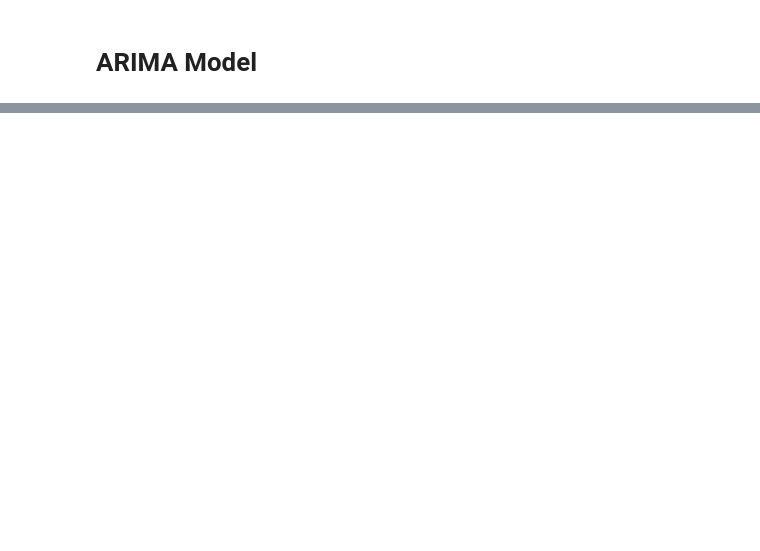
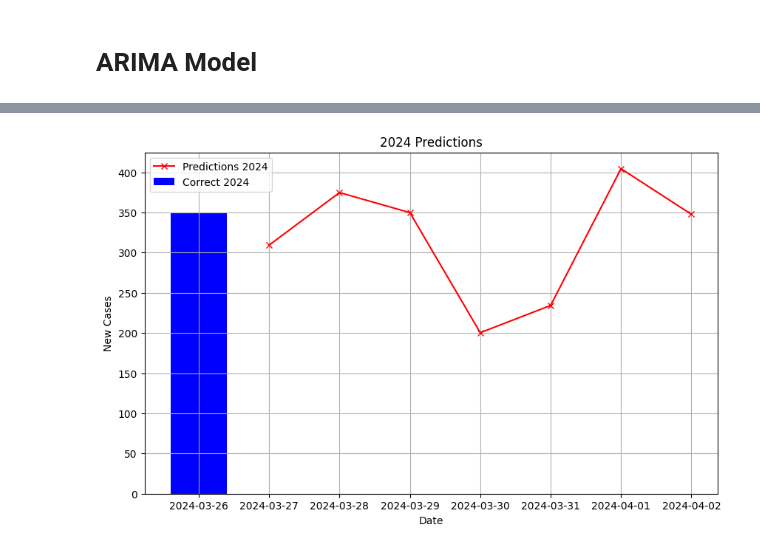
Before and after one commit to janiceyohana/sds-term6-cpf, a Jupyter notebook: New_Cases_Prediction.ipynb, the cells around one changed output, grey strips where cells are left out. Drawn from its saved outputs; the diff is of its cells as text; code cells hidden in the pictures; blank space fills up the shorter version.

```diff
--- a/New_Cases_Prediction.ipynb
+++ b/New_Cases_Prediction.ipynb
@@ -77,0 +264,6 @@ plt.show()
+# %%
+df_2022_2024_testing = df_combined.copy()
+df_2022_2024_testing = df_2022_2024_testing[-90:]
+
+# df_2022_2024_testing.set_index('Date', inplace=False)
+df_2022_2024_testing
@@ -77,0 +394,15 @@ plt.show()
+# %%
+from datetime import timedelta
+
+# turn dataframe back into date index
+today_date = pd.to_datetime('2024-03-26')
+
+# 90 days prior
+start_historical_date = today_date - timedelta(days=89)
+# date range for 90 days
+historical_date_range = pd.date_range(start=start_historical_date, end=today_date, freq='D')
+print(len(historical_date_range))
+# make date the index
+df_2022_2024_testing.index = historical_date_range
+
+df_2022_2024_testing
@@ -77,0 +424,26 @@ plt.show()
+# %%
+# Sample data for filtered_values
+filtered_values = df_2022_2024_testing['New Cases'][-1:]
+
+# Calculate the start and end dates for predictions
+pred_start_date = pd.Timestamp('2024-03-27')
+pred_end_date = pred_start_date + pd.Timedelta(days=6)
+time_index_2024 = pd.date_range(start=pred_start_date, end=pred_end_date, freq='D')
+
+# Plotting
+plt.figure(figsize=(10, 6))
+
+# Plot filtered_values as a bar plot
+plt.bar(df_2022_2024_testing.index[-1:], filtered_values, label='Correct 2024', color='blue')
+
+# Plot predicted values for 2024 as a line plot
+plt.plot(time_index_2024, predictions_2024, marker='x', label='Predictions 2024', color='red')
+
+plt.title('2024 Predictions')
+plt.xlabel('Date')
+plt.ylabel('New Cases')
+plt.legend()
+plt.grid(True)
+plt.show()
+# %% [output]
+[figure, added]
```
Also changed, not shown: parts of 21 cells of this notebook, 1 other file.
